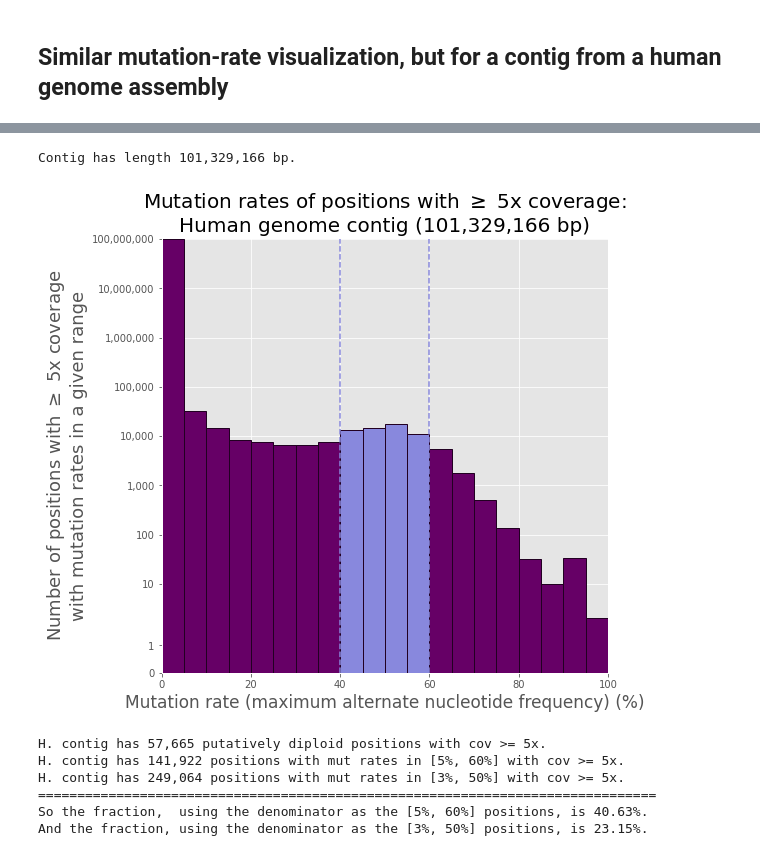
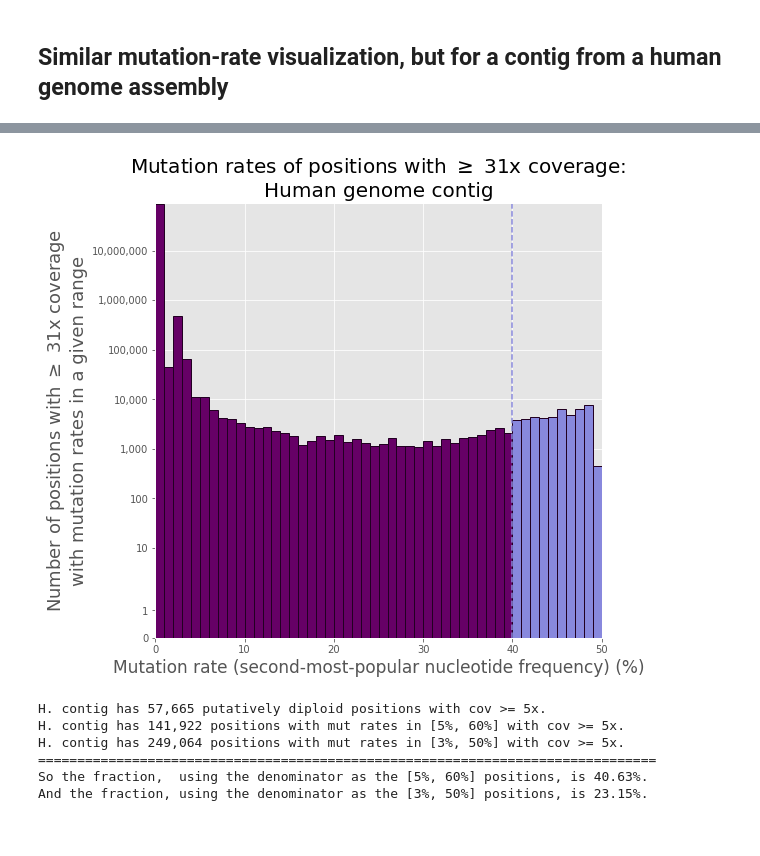
Before and after one commit to fedarko/sheepgut, a Jupyter notebook: notebooks/ProkEukClassification.ipynb, the cells around one changed output, grey strips where cells are left out. Cells and saved outputs as stored; diff of their text form; code cells hidden in the pictures.

```diff
--- a/notebooks/ProkEukClassification.ipynb
+++ b/notebooks/ProkEukClassification.ipynb
@@ -518,7 +520,7 @@ with open("misc-output/seq2mincov_pos_mutation_rates.json", "w") as jf:
 with open("misc-output/seq2mincov_pos_mutation_rates.json", "r") as jf:
     seq2mincov_pos_mutation_rates = json.load(jf)
 # %%
-def seq_mutrate_hist(ax, mut_rates):
+def seq_mutrate_hist(ax, mut_rates, extra_check=True):
     """Actually visualizes a histogram of mutation rates for a given sequence.
 
     ax should be a matplotlib Axes object -- the plot will be drawn here (useful if we wanna draw
@@ -526,6 +528,9 @@ def seq_mutrate_hist(ax, mut_rates):
 
     mut_rates should contain numbers in the range [0, 1]. These'll be automatically converted to percentages.
     """
+    if extra_check:
+        for f in mut_rates:
+            assert f <= 0.5
     binsize = 1
     # one bin per (binsize)%
     bins = range(0, 101, binsize)
@@ -612,21 +617,16 @@ There are 101,325,796 positions described in this file.
-# %%
-h_contig_len = len(skbio.DNA.read("../../hifiasm-hg002/h1tg000001l.fasta"))
-print(f"Contig has length {h_contig_len:,} bp.")
-# %% [output]
-Contig has length 101,329,166 bp.
 # %%
 fig, ax = pyplot.subplots(1)
 
 seq_mutrate_hist(ax, h_mut_rates)
 
-ax.set_title(f"Mutation rates of positions with $\geq$ {MIN_COV}x coverage:\nHuman genome contig ({h_contig_len:,} bp)", fontsize=20)
-ax.set_xlabel("Mutation rate (maximum alternate nucleotide frequency) (%)", fontsize=17)
-ax.set_ylabel(f"Number of positions with $\geq$ {MIN_COV}x coverage\nwith mutation rates in a given range", fontsize=18)
+ax.set_title(f"Mutation rates of positions with $\geq$ 31x coverage:\nHuman genome contig", fontsize=20)
+ax.set_xlabel("Mutation rate (second-most-popular nucleotide frequency) (%)", fontsize=17)
+ax.set_ylabel(f"Number of positions with $\geq$ 31x coverage\nwith mutation rates in a given range", fontsize=18)
 
 fig.set_size_inches(8, 8)
 fig.savefig("figs/prokeuk_hcontig_mutrate_histogram.png", bbox_inches="tight")
 # %% [output]
-[figure, old version]
+[figure, new version]
 # %%
 num_h_diploid_mincov = 0
 num_h_btwn_5_60_mincov = 0
```
Also changed, not shown: parts of 3 cells of this notebook, 2 other files.
